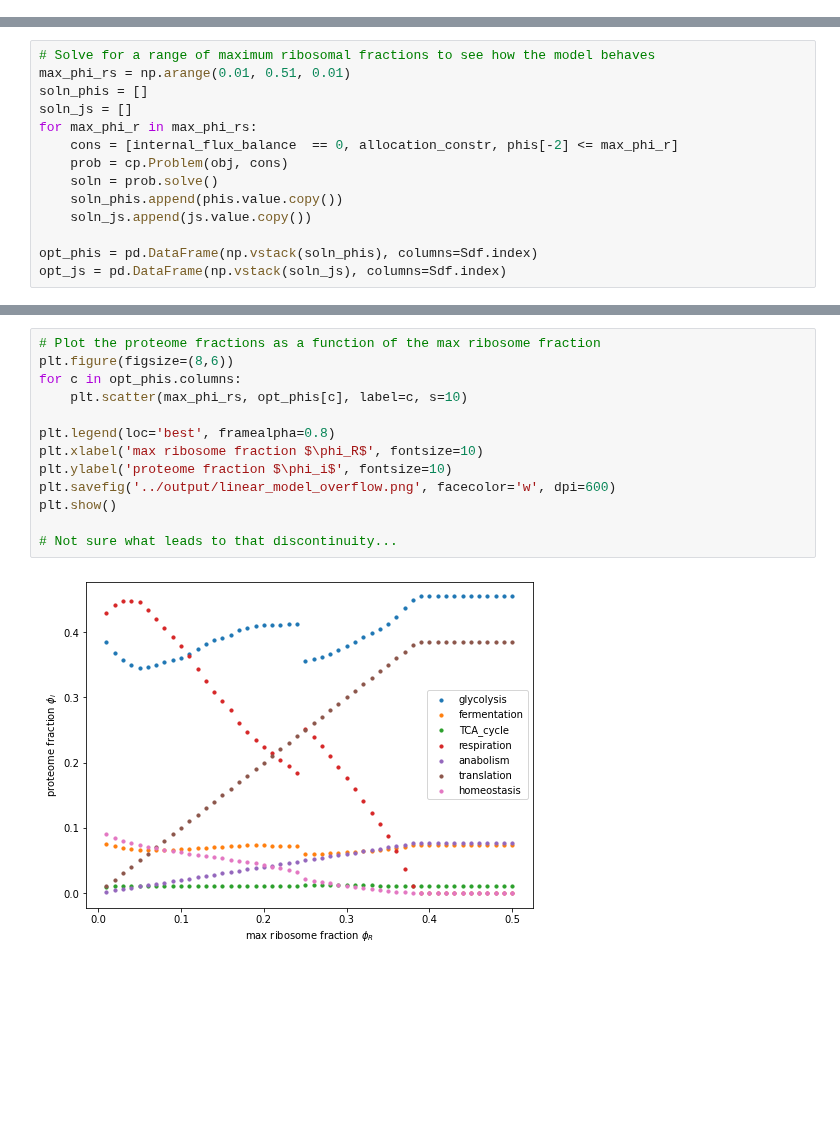
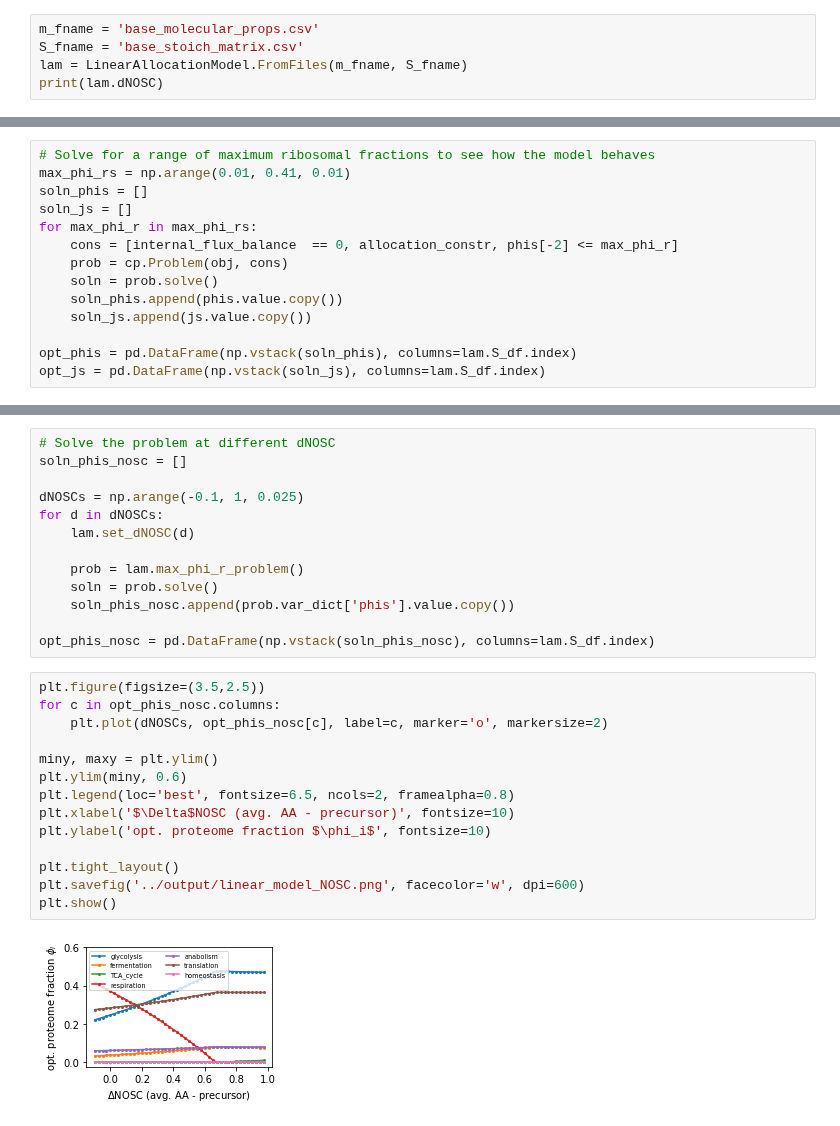
Before and after one commit to flamholz/redox-proteome, a Jupyter notebook: notebooks/LinearAllocationModel.ipynb, the cells around one changed output, grey strips where cells are left out. Saved outputs shown, nothing was run; the diff lists cells and outputs as text; blank space fills up the shorter version.

Commit message:
updates to linear allocation model, committing some proteome analysis

```diff
--- a/notebooks/LinearAllocationModel.ipynb
+++ b/notebooks/LinearAllocationModel.ipynb
@@ -6,0 +9,5 @@ from matplotlib import pyplot as plt
+# %%
+m_fname = 'base_molecular_props.csv'
+S_fname = 'base_stoich_matrix.csv'
+lam = LinearAllocationModel.FromFiles(m_fname, S_fname)
+print(lam.dNOSC)
@@ -159,7 +146,7 @@ max_obj = prob.solve(verbose=True)
   warnings.warn(dpp_error_msg)
 # %%
 # Solve for a range of maximum ribosomal fractions to see how the model behaves
-max_phi_rs = np.arange(0.01, 0.51, 0.01)
+max_phi_rs = np.arange(0.01, 0.41, 0.01)
 soln_phis = []
 soln_js = []
 for max_phi_r in max_phi_rs:
@@ -169,5 +156,5 @@ for max_phi_r in max_phi_rs:
     soln_phis.append(phis.value.copy())
     soln_js.append(js.value.copy())
 
-opt_phis = pd.DataFrame(np.vstack(soln_phis), columns=Sdf.index)
-opt_js = pd.DataFrame(np.vstack(soln_js), columns=Sdf.index)
+opt_phis = pd.DataFrame(np.vstack(soln_phis), columns=lam.S_df.index)
+opt_js = pd.DataFrame(np.vstack(soln_js), columns=lam.S_df.index)
@@ -174,15 +225,29 @@ opt_js = pd.DataFrame(np.vstack(soln_js), columns=Sdf.index)
+# %%
+# Solve the problem at different dNOSC
+soln_phis_nosc = []
+
+dNOSCs = np.arange(-0.1, 1, 0.025)
+for d in dNOSCs:
+    lam.set_dNOSC(d)
+
+    prob = lam.max_phi_r_problem()
+    soln = prob.solve()
+    soln_phis_nosc.append(prob.var_dict['phis'].value.copy())
+
+opt_phis_nosc = pd.DataFrame(np.vstack(soln_phis_nosc), columns=lam.S_df.index)
 # %%
-# Plot the proteome fractions as a function of the max ribosome fraction
-plt.figure(figsize=(8,6))
-for c in opt_phis.columns:
-    plt.scatter(max_phi_rs, opt_phis[c], label=c, s=10)
+plt.figure(figsize=(3.5,2.5))
+for c in opt_phis_nosc.columns:
+    plt.plot(dNOSCs, opt_phis_nosc[c], label=c, marker='o', markersize=2)
 
-plt.legend(loc='best', framealpha=0.8)
-plt.xlabel('max ribosome fraction $\phi_R$', fontsize=10)
-plt.ylabel('proteome fraction $\phi_i$', fontsize=10)
-plt.savefig('../output/linear_model_overflow.png', facecolor='w', dpi=600)
+miny, maxy = plt.ylim()
+plt.ylim(miny, 0.6)
+plt.legend(loc='best', fontsize=6.5, ncols=2, framealpha=0.8)
+plt.xlabel('$\Delta$NOSC (avg. AA - precursor)', fontsize=10)
+plt.ylabel('opt. proteome fraction $\phi_i$', fontsize=10)
+
+plt.tight_layout()
+plt.savefig('../output/linear_model_NOSC.png', facecolor='w', dpi=600)
 plt.show()
-
-# Not sure what leads to that discontinuity...
 # %% [output]
-[figure, old version]
+[figure, new version]
```
Also changed, not shown: parts of 10 cells of this notebook, 9 other files.
